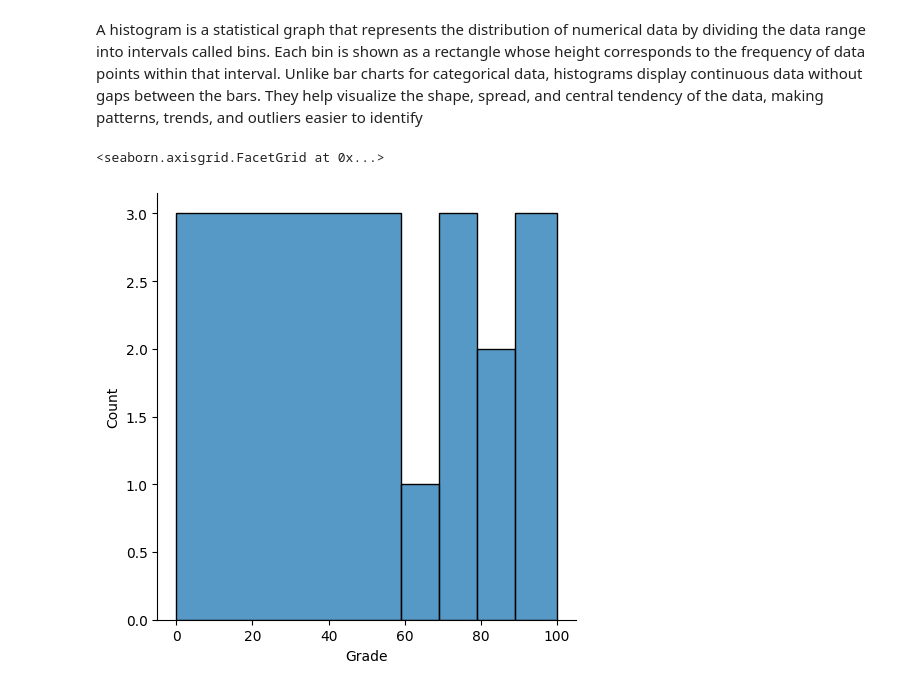
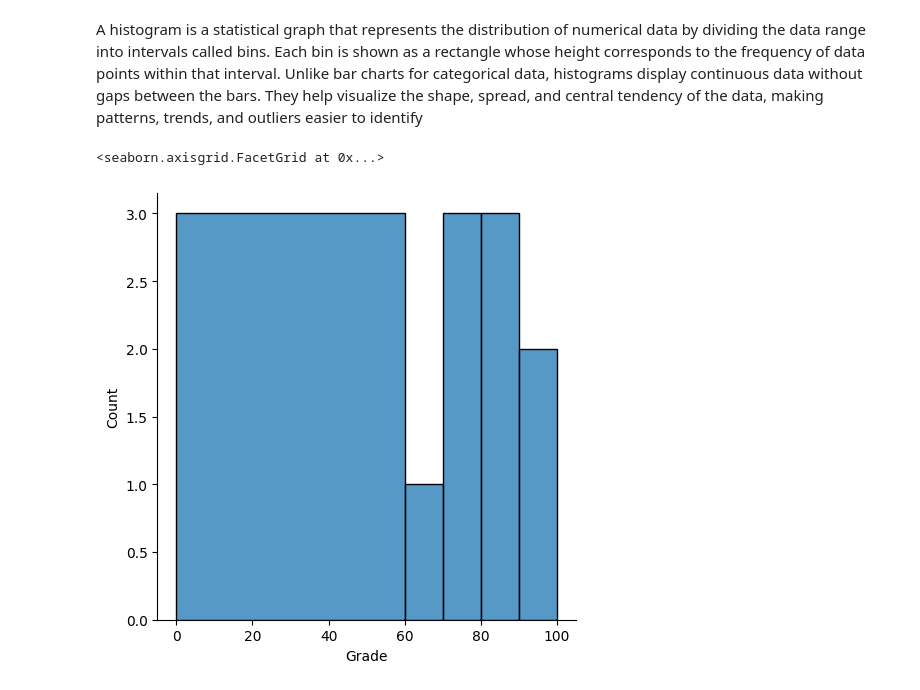
Before and after one commit to lcbjrrr/ProgWdata, a Jupyter notebook: CSC116_4_Freq_Hist.ipynb, the cells around one changed output. Saved outputs shown, nothing was run; the diff lists cells and outputs as text; code cells hidden in the pictures.

```diff
--- a/CSC116_4_Freq_Hist.ipynb
+++ b/CSC116_4_Freq_Hist.ipynb
@@ -8,7 +14,7 @@ In statistics, a frequency histogram is a graphical tool used to show the distri
 Frequency calculation for categorical variables involves counting how many times each distinct category appears in the dataset, providing insight into the distribution of categories. For numerical variables, frequencies are often calculated by grouping continuous data into intervals or bins and counting the number of data points within each bin. Both approaches summarize the data, helping to describe its structure and highlight common or rare values. Frequencies for categorical data are typically displayed as counts or proportions, while for numerical data, histograms visualize these frequencies across value ranges.
 # %%
 import pandas as pd
-grades = pd.read_csv('https://raw.githubusercontent.com/lcbjrrr/ProgWdata/refs/heads/main/grades_ok.csv')
+grades = pd.read_csv('https://raw.githubusercontent.com/lcbjrrr/ProgWdata/refs/heads/main/grades_final.csv')
 grades.head(3)
 # %% [output]
 |  | Course | Student | AP1 | AP2 | AP3 | Grade | Score |
@@ -53,7 +59,7 @@ Name: count, dtype: int64
 A histogram is a statistical graph that represents the distribution of numerical data by dividing the data range into intervals called bins. Each bin is shown as a rectangle whose height corresponds to the frequency of data points within that interval. Unlike bar charts for categorical data, histograms display continuous data without gaps between the bars. They help visualize the shape, spread, and central tendency of the data, making patterns, trends, and outliers easier to identify
 # %%
 import seaborn as sns
-sns.displot(grades['Grade'],bins=[0,59,69,79,89,100])
+sns.displot(grades['Grade'],bins=[0, 60, 70, 80, 90, 100])
 # %% [output]
 <seaborn.axisgrid.FacetGrid at 0x...>
-[figure, old version]
+[figure, new version]
```
Also changed, not shown: parts of 5 cells of this notebook.
